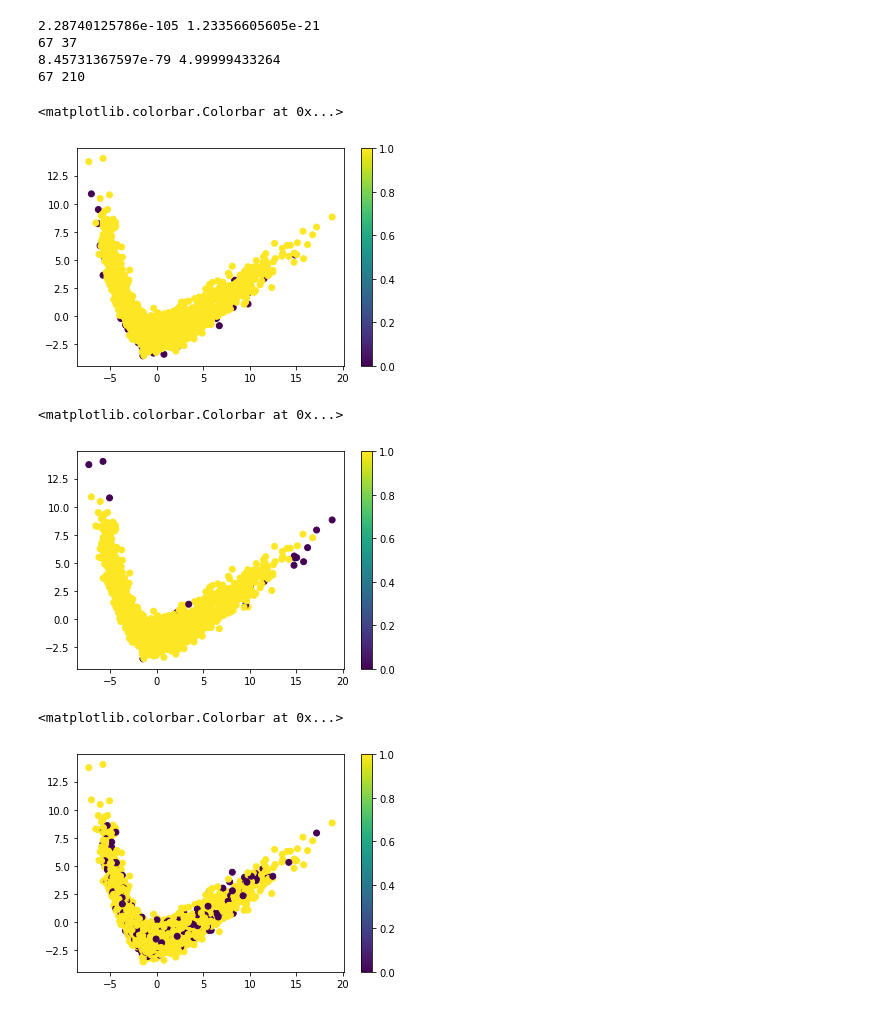
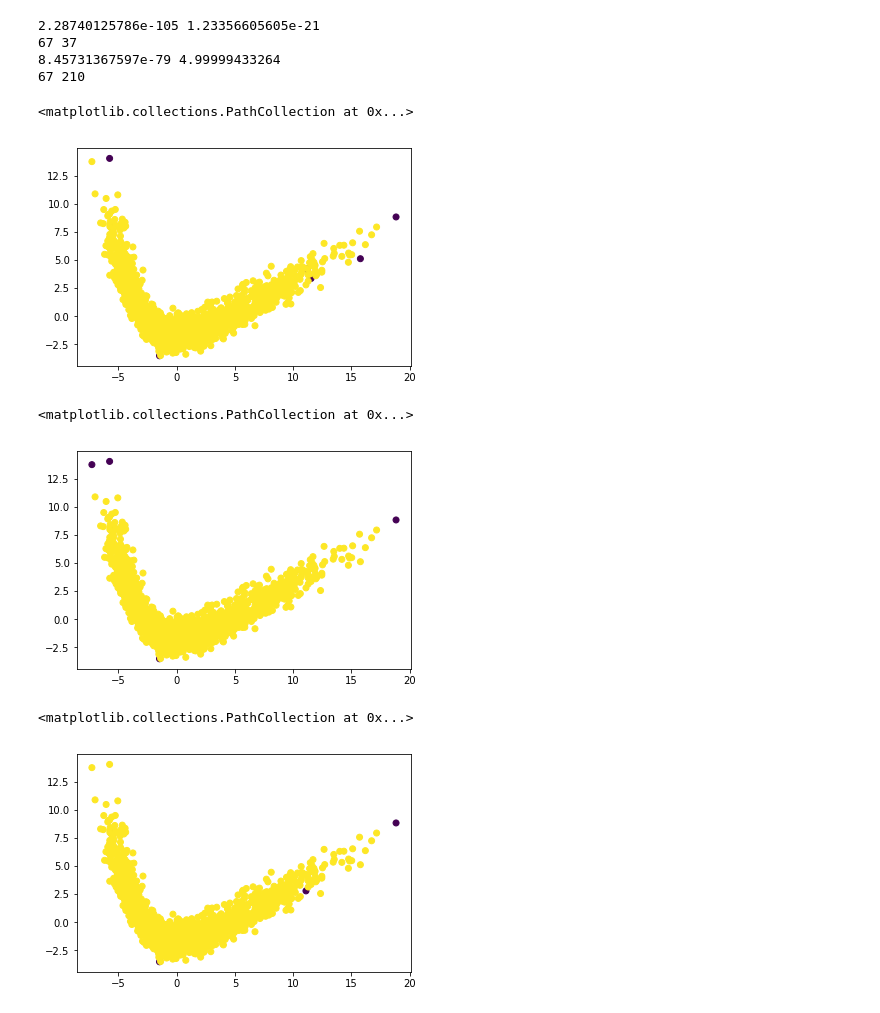
Before and after one commit to ShawnHouCHN/Introduction-to-Machine-Learning-and-Data-Mining-E17, a Jupyter notebook: Project3/Outliers.ipynb, the cells around one changed output. Drawn from its saved outputs; the diff is of its cells as text; code cells hidden in the pictures.

```diff
--- a/Project3/Outliers.ipynb
+++ b/Project3/Outliers.ipynb
@@ -9,8 +9,8 @@ from sklearn.decomposition import PCA
 import matplotlib.pyplot as plt
 # %%
 #data = np.loadtxt('dataset.csv', skiprows=1, delimiter=',')
-df = pd.read_csv('dataset.csv')
-df = (df - df.mean()) / df.std()
+df_unnorm = pd.read_csv('dataset.csv')
+df = (df_unnorm - df_unnorm.mean()) / df_unnorm.std()
 data = df.as_matrix()
 # %%
 # Estimate the optimal kernel density width, by leave-one-out cross-validation
@@ -37,11 +37,13 @@ plt.plot(widths, logP)
 density, log_density = gausKernelDensity(data, width)
 
 # Sort the densities
-i = (density.argsort(axis=0)).ravel()
-density_kernel = density[i]
-density_kernel = density_kernel.flatten()
+#i = (density.argsort(axis=0)).ravel()
+#density_kernel = density[i]
+
+density_kernel = density.flatten()
 
 # Display the index of the lowest density data object
-print('Lowest density: {0} for data object: {1}'.format(density[0],i[0]))
-print('Highest density: {0} for data object: {1}'.format(density[-1],i[-1]))
+
+print('Lowest density: {0} for data object: {1}'.format(np.min(density_kernel),np.argmin(density_kernel)))
+print('Highest density: {0} for data object: {1}'.format(np.max(density_kernel),np.argmax(density_kernel)))
 # %% [output]
@@ -93,20 +85,20 @@ pca = PCA()
 pca.fit(df)
 pcas = np.inner(df, pca.components_)
 # %%
-plt.scatter(pcas[:,0], pcas[:,1], c = np.where(density_kernel < 1e-40, 0, 1))
-plt.colorbar()
+kernel_treshold = 1e-50
+plt.scatter(pcas[:,0], pcas[:,1], c = np.where(density_kernel < kernel_treshold, 0, 1))
 # %% [output]
-<matplotlib.colorbar.Colorbar at 0x...>
+<matplotlib.collections.PathCollection at 0x...>
-[figure, old version]
+[figure, new version]
 # %%
-plt.scatter(pcas[:,0], pcas[:,1], c = np.where(density_knn < 0.12, 0, 1))
-plt.colorbar()
+knn_treshold = 0.11
+plt.scatter(pcas[:,0], pcas[:,1], c = np.where(density_knn < knn_treshold, 0, 1))
 # %% [output]
-<matplotlib.colorbar.Colorbar at 0x...>
+<matplotlib.collections.PathCollection at 0x...>
-[figure, old version]
+[figure, new version]
 # %%
-plt.scatter(pcas[:,0], pcas[:,1], c = np.where(ard < 0.1, 1, 0))
-plt.colorbar()
+ard_treshold = 1e-23
+plt.scatter(pcas[:,0], pcas[:,1], c = np.where(ard < ard_treshold, 0, 1))
 # %% [output]
-<matplotlib.colorbar.Colorbar at 0x...>
+<matplotlib.collections.PathCollection at 0x...>
-[figure, old version]
+[figure, new version]
```
Also changed, not shown: parts of 5 cells of this notebook, 1 other file.
